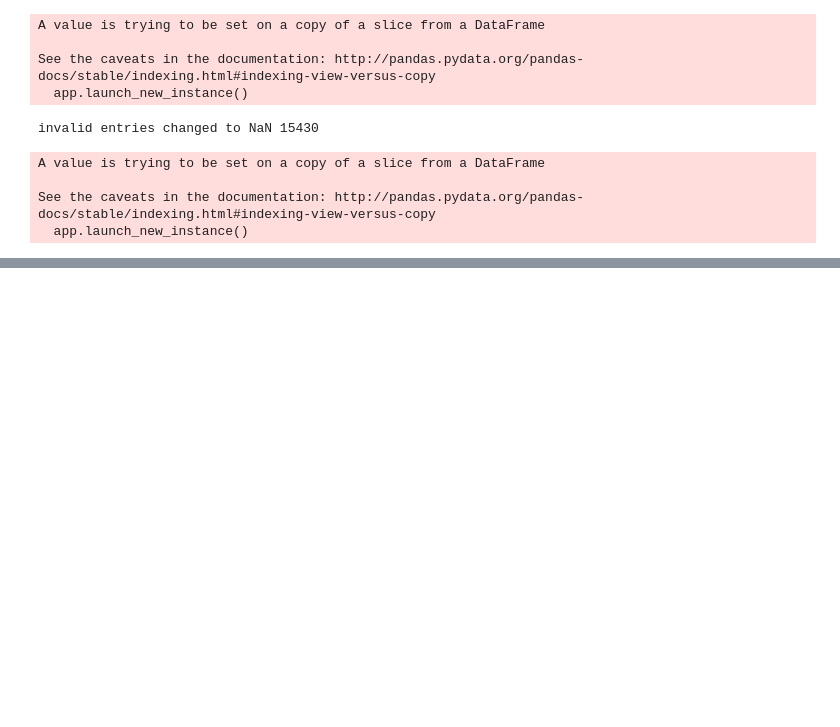
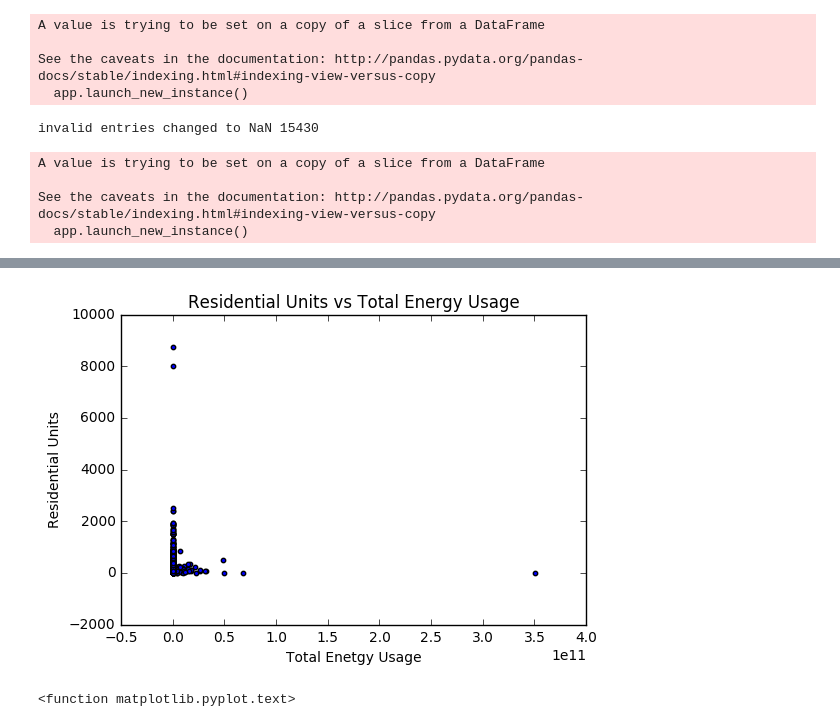
Before and after one commit to nyunyc/PUI2016_oa691, a Jupyter notebook: HW_6/HW6_1.ipynb, the cells around one changed output, grey strips where cells are left out. Saved outputs shown, nothing was run; the diff lists cells and outputs as text; code cells hidden in the pictures; blank space fills up the shorter version.

```diff
--- a/HW_6/HW6_1.ipynb
+++ b/HW_6/HW6_1.ipynb
@@ -185,0 +226,3 @@ AttributeError: 'GeoDataFrame' object has no attribute 'BBL'
+# %%
+bsizeclean = bsize[[u'BBL',u'UnitsRes', u'UnitsTotal', u'ZoneMap', u'geometry']]
+bsizeclean.columns
@@ -185,0 +231,11 @@ AttributeError: 'GeoDataFrame' object has no attribute 'BBL'
+# %%
+import sys
+
+#Had an issue with unicode ascii
+#Source: http://stackoverflow.com/questions/21129020/how-to-fix-unicodedecodeerror-ascii-codec-cant-decode-byte
+#reload(sys)
+sys.setdefaultencoding('utf8')
+
+bblnrg = pd.merge(nrg, bsizeclean, how='inner', on=["BBL"])# left_on=None, right_on=None,
+         #left_index=False, right_index=False, sort=True,)
+bblnrg
@@ -185,0 +276,14 @@ AttributeError: 'GeoDataFrame' object has no attribute 'BBL'
+# %%
+#Rename Data Sets for merge
+nrg.rename(columns={"Reported Property Floor Area (Building(s)) (ft²)": 'bldgsqft'}, inplace=True)
+#two = nrg.rename(columns={'Site EUI(kBtu/ft2)': 'E/area'}, inplace=True)
+#nrg.rename(columns={"NYC Borough, Block, and Lot (BBL)": "BBL"}, inplace=True)
+
+
+
+#nrg.rename(columns={"Site EUI(kBtu/ft2)":"Sqenergy"
+                           #,"Reported Property Floor Area (Building(s)) (ft²)":"Sqarea"}, inplace=True)
+
+# Use lambda for multiplication to find total energy use
+bblnrg["Total_Energy_Usage"] = nrg.apply(lambda x : float(x.bldgsqft) * float(x.EUI), axis=1)
+bblnrg
@@ -185,0 +309,13 @@ AttributeError: 'GeoDataFrame' object has no attribute 'BBL'
+# %%
+#removing rows with null values
+bblnrg = bblnrg[~bblnrg.Total_Energy_Usage.isnull()]
+# %%
+ax = bblnrg.plot.scatter(y="UnitsRes", x="Total_Energy_Usage", s=10)
+ax.set_xlabel("Total Enetgy Usage")
+ax.set_ylabel("Residential Units")
+ax.set_title("Residential Units vs Total Energy Usage")
+pl.show()
+pyplot.text
+# %% [output]
+[figure, added]
+<function matplotlib.pyplot.text>
```
Also changed, not shown: parts of 36 cells of this notebook, 1 other file.
